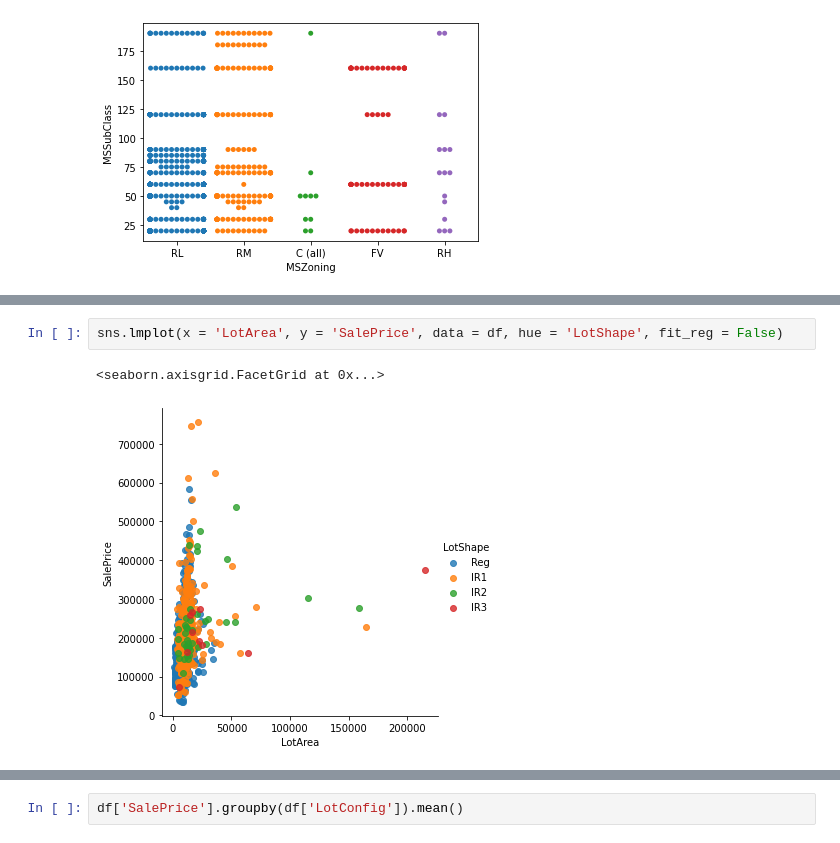
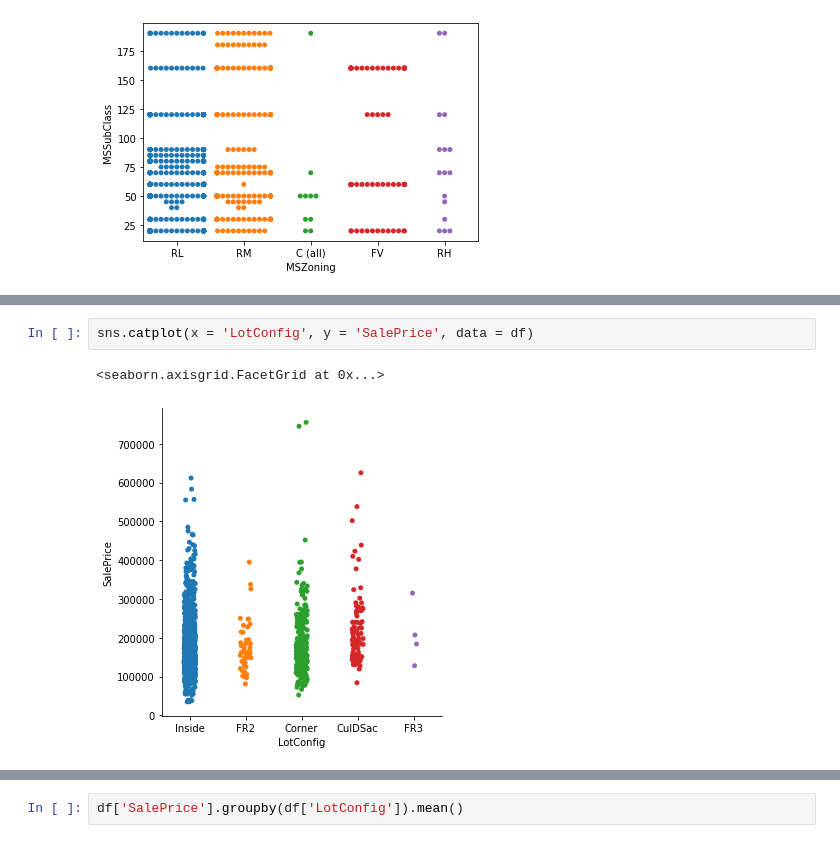
Before and after one commit to SAR2652/House-Prices-Advanced-Regression-Techniques, a Jupyter notebook: solution.ipynb, the cells around one changed output, grey strips where cells are left out. Drawn from its saved outputs; the diff is of its cells as text.

```diff
--- a/solution.ipynb
+++ b/solution.ipynb
@@ -94,5 +254,5 @@ sns.swarmplot(x = 'MSZoning', y = 'MSSubClass', data = df)
 # %%
-sns.lmplot(x = 'LotArea', y = 'SalePrice', data = df, hue = 'LotShape', fit_reg = False)
+sns.catplot(x = 'LotConfig', y = 'SalePrice', data = df)
 # %% [output]
 <seaborn.axisgrid.FacetGrid at 0x...>
-[figure, old version]
+[figure, new version]
```
Also changed, not shown: parts of 405 cells of this notebook.
